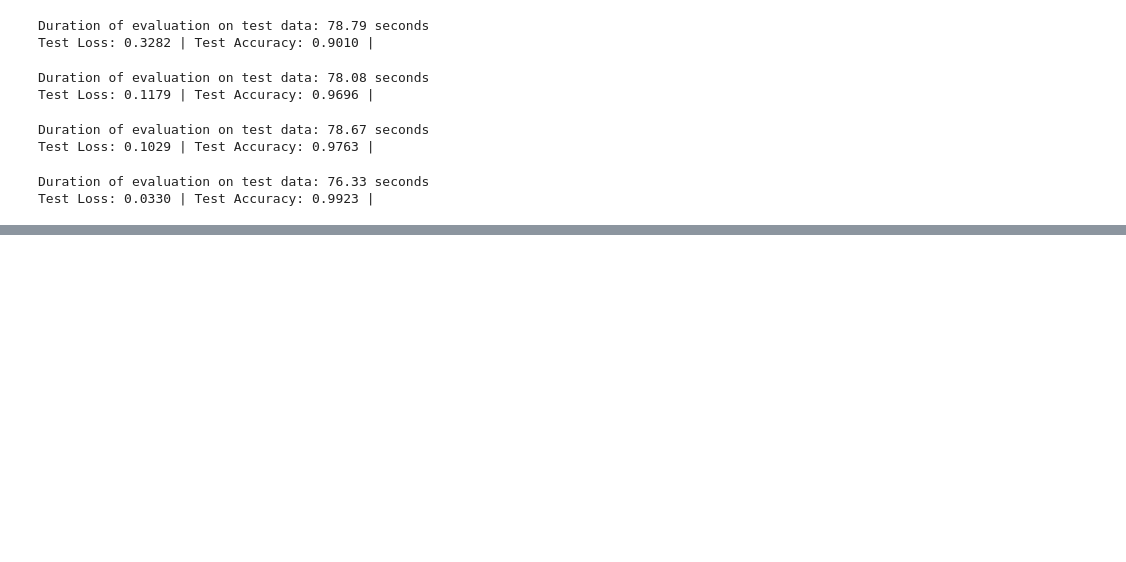
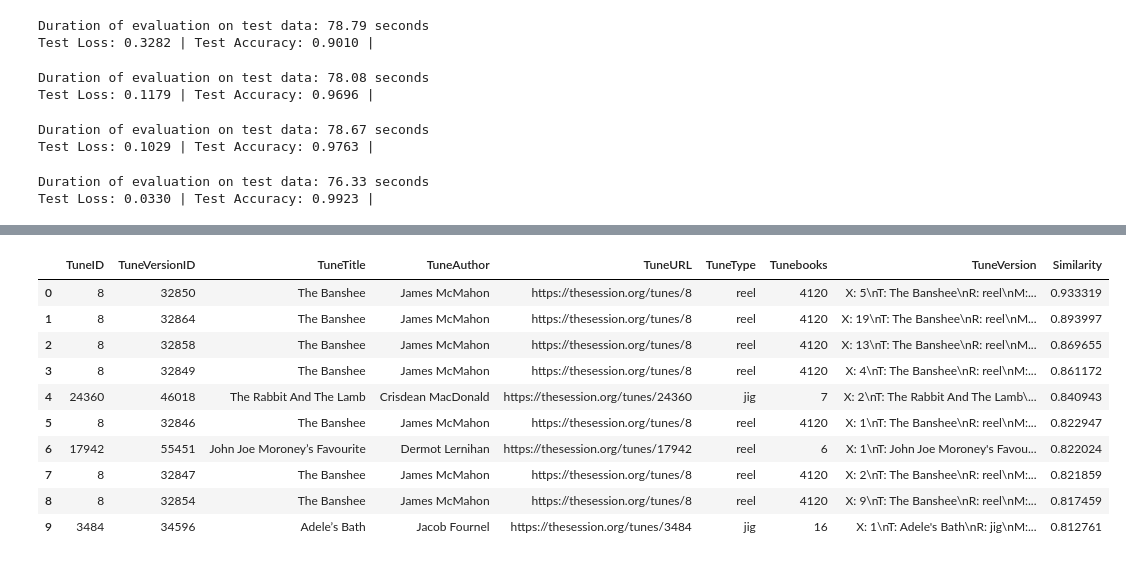
Before and after one commit to maxbhardy/thesession, a Jupyter notebook: test_midi.ipynb, the cells around one changed output, grey strips where cells are left out. Saved outputs shown, nothing was run; the diff lists cells and outputs as text; code cells hidden in the pictures; blank space fills up the shorter version.

```diff
--- a/test_midi.ipynb
+++ b/test_midi.ipynb
@@ -337,0 +375,14 @@ Test Loss: 0.0330 | Test Accuracy: 0.9923 |
+# %%
+retriever("audio_flac/8_the_banshee/32850_1.flac", limit=10)
+# %% [output]
+|  | TuneID | TuneVersionID | TuneTitle | TuneAuthor | TuneURL | TuneType | Tunebooks | TuneVersion | Similarity |
+| 0 | 8 | 32850 | The Banshee | James McMahon | https://thesession.org/tunes/8 | reel | 4120 | X: 5\nT: The Banshee\nR: reel\nM:... | 0.933319 |
+| 1 | 8 | 32864 | The Banshee | James McMahon | https://thesession.org/tunes/8 | reel | 4120 | X: 19\nT: The Banshee\nR: reel\nM... | 0.893997 |
+| 2 | 8 | 32858 | The Banshee | James McMahon | https://thesession.org/tunes/8 | reel | 4120 | X: 13\nT: The Banshee\nR: reel\nM... | 0.869655 |
+| 3 | 8 | 32849 | The Banshee | James McMahon | https://thesession.org/tunes/8 | reel | 4120 | X: 4\nT: The Banshee\nR: reel\nM:... | 0.861172 |
+| 4 | 24360 | 46018 | The Rabbit And The Lamb | Crisdean MacDonald | https://thesession.org/tunes/24360 | jig | 7 | X: 2\nT: The Rabbit And The Lamb\... | 0.840943 |
+| 5 | 8 | 32846 | The Banshee | James McMahon | https://thesession.org/tunes/8 | reel | 4120 | X: 1\nT: The Banshee\nR: reel\nM:... | 0.822947 |
+| 6 | 17942 | 55451 | John Joe Moroney’s Favourite | Dermot Lernihan | https://thesession.org/tunes/17942 | reel | 6 | X: 1\nT: John Joe Moroney's Favou... | 0.822024 |
+| 7 | 8 | 32847 | The Banshee | James McMahon | https://thesession.org/tunes/8 | reel | 4120 | X: 2\nT: The Banshee\nR: reel\nM:... | 0.821859 |
+| 8 | 8 | 32854 | The Banshee | James McMahon | https://thesession.org/tunes/8 | reel | 4120 | X: 9\nT: The Banshee\nR: reel\nM:... | 0.817459 |
+| 9 | 3484 | 34596 | Adele’s Bath | Jacob Fournel | https://thesession.org/tunes/3484 | jig | 16 | X: 1\nT: Adele's Bath\nR: jig\nM:... | 0.812761 |
```
Also changed, not shown: parts of 4 cells of this notebook, 2 other files.
